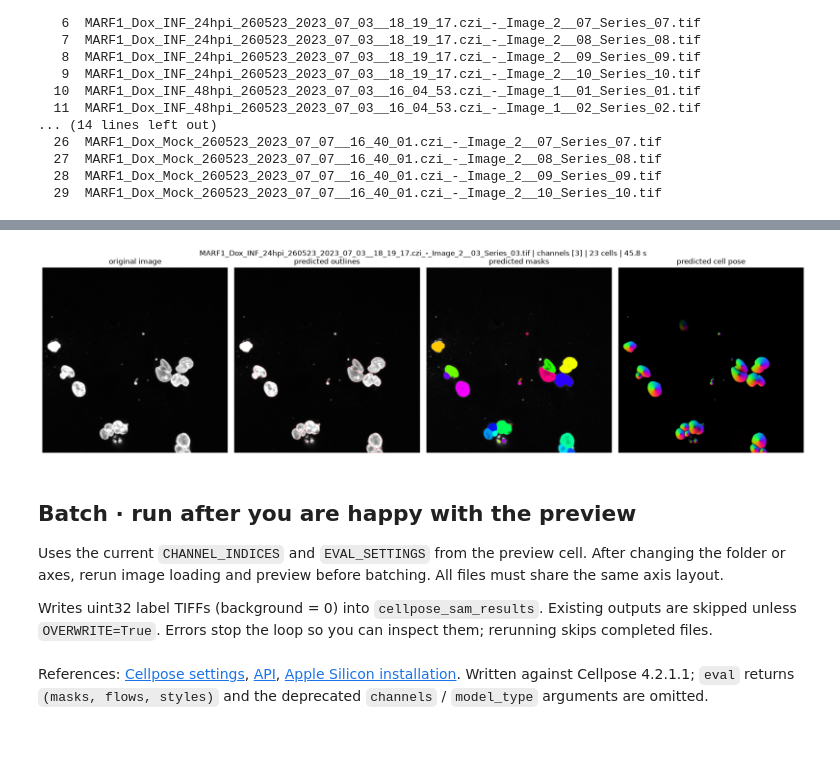
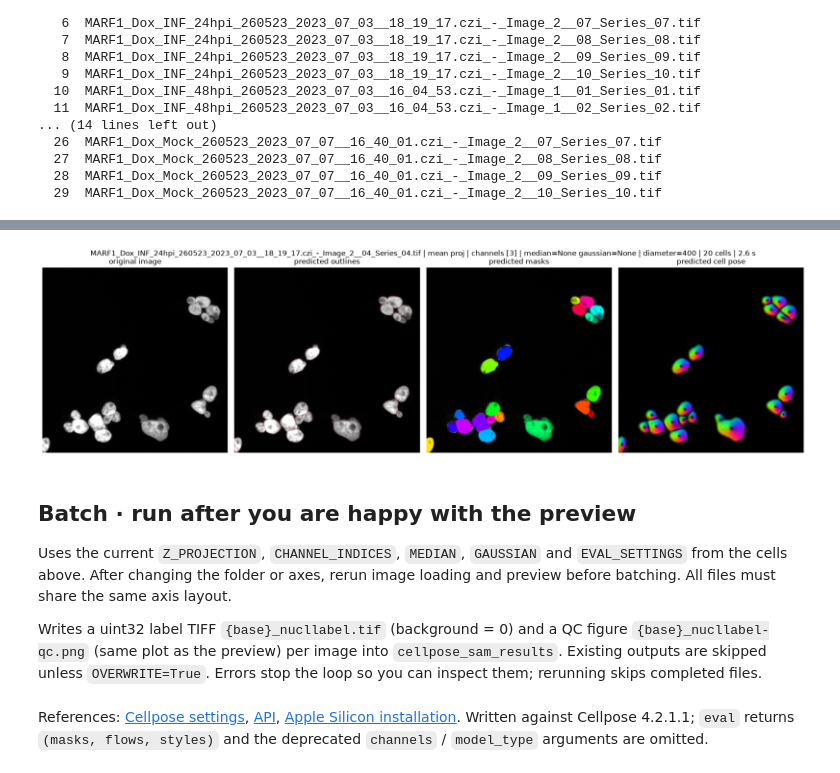
Before and after one commit to JeffLeeLab/Image-analysis, a Jupyter notebook: Segmentation/Cellpose-SAM-AppleM1/cellpose-sam-workbook.ipynb, the cells around one changed output, grey strips where cells are left out. Drawn from its saved outputs; the diff is of its cells as text; code cells hidden in the pictures; blank space fills up the shorter version.

```diff
--- a/Segmentation/Cellpose-SAM-AppleM1/cellpose-sam-workbook.ipynb
+++ b/Segmentation/Cellpose-SAM-AppleM1/cellpose-sam-workbook.ipynb
@@ -103,7 +126,7 @@ INPUT_DIR = Path("/Volumes/Jeff-exFAT/Marko_HIV/080623/MARF1/Dox").expanduser()
 
 files = sorted(p for p in INPUT_DIR.iterdir()
                if p.is_file() and p.suffix.lower() in {".tif", ".tiff"}
-               and not p.stem.lower().endswith(("_label", "_masks")))
+               and not p.stem.lower().endswith(("_label", "_masks", "_nucllabel")))
 if not files:
     raise FileNotFoundError(f"No input TIFFs in {INPUT_DIR}")
 for index, path in enumerate(files):
@@ -134,11 +159,12 @@ Panels show zero-based channel numbers.
 # %%
-TEST_INDEX = 2  # choose from the file list above
+TEST_INDEX = 3  # choose from the file list above
 INPUT_AXES = "ZCYX"
+Z_PROJECTION = "mean"  # "max", "mean" or "sum"
 
 test_path = files[TEST_INDEX]
 with tifffile.TiffFile(test_path) as tif:
     print(f"{test_path.name}: shape={tif.series[0].shape}, TIFF axes={tif.series[0].axes}")
-all_channels = load_projection(test_path, INPUT_AXES)
+all_channels = load_projection(test_path, INPUT_AXES, Z_PROJECTION)
 
 n_channels = all_channels.shape[-1]
 columns = min(4, n_channels)
@@ -151,7 +177,7 @@ for i, ax in enumerate(axs.flat):
         ax.imshow(channel, cmap="gray", vmin=lo, vmax=max(hi, lo + 1e-6))
         ax.set_title(f"Channel {i}")
     ax.axis("off")
-fig.suptitle(test_path.name)
+fig.suptitle(f"{test_path.name} | {Z_PROJECTION} projection")
 plt.tight_layout()
 plt.show()
 # %% [output]
@@ -180,43 +213,53 @@ The standard Cellpose plot shows input, outlines, masks and flows. Display chann
 # %%
 # EDIT THESE SETTINGS, THEN RERUN ONLY THIS CELL (Ctrl+Enter in VS Code).
-CHANNEL_INDICES = [3]  # zero-based: up to three [1] matches the old notebook
+CHANNEL_INDICES = [3]  # zero-based: up to three; [1] matches the old notebook
+MEDIAN = None          # None or window size in px, e.g. 5
+GAUSSIAN = None        # None or sigma in px, e.g. 1.5
 EVAL_SETTINGS = dict(
     channel_axis = -1,
-    diameter = None,
+    diameter = 400,
     normalize = True,
     flow_threshold = 0.4,
-    cellprob_threshold = 0.0,
+    cellprob_threshold = 0,
     min_size = 15,
-    batch_size = 4,
+    batch_size = 1,
     do_3D = False,
 )
+
+
+def qc_figure(image, masks, flows, name, seconds):
+    """Standard Cellpose QC plot of the smoothed model input, outlines, masks and flows."""
+    # Display-only per-channel autocontrast; model input stays unchanged.
+    lo, hi = np.percentile(image, [1, 99], axis=(0, 1), keepdims=True)
+    shown = np.clip((image - lo) / np.maximum(hi - lo, 1e-6), 0, 1)
+    rgb = np.zeros((*image.shape[:2], 3), dtype=np.float32)
+    if image.shape[-1] == 1:
+        rgb[:] = shown
+    else:
+        rgb[..., :image.shape[-1]] = shown
+    fig = plt.figure(figsize=(18, 5))
+    plot.show_segmentation(fig, (rgb * 255).astype(np.uint8), masks, flows[0])
+    fig.suptitle(f"{name} | {Z_PROJECTION} proj | channels {CHANNEL_INDICES} | "
+                 f"median={MEDIAN} gaussian={GAUSSIAN} | diameter={EVAL_SETTINGS['diameter']} | "
+                 f"{int(masks.max())} cells | {seconds:.1f} s")
+    fig.tight_layout()
+    return fig
+
+
 assert 1 <= len(CHANNEL_INDICES) <= 3, "Select 1–3 channels."
 assert all(0 <= c < all_channels.shape[-1] for c in CHANNEL_INDICES), "Invalid channel index."
-image = all_channels[..., CHANNEL_INDICES]
+image = preprocess(all_channels[..., CHANNEL_INDICES], MEDIAN, GAUSSIAN)
 started = perf_counter()
 masks, flows, _ = model.eval(image, **EVAL_SETTINGS)
-
-# Display-only per-channel autocontrast; model input stays unchanged.
-lo, hi = np.percentile(image, [1, 99], axis=(0, 1), keepdims=True)
-shown = np.clip((image - lo) / np.maximum(hi - lo, 1e-6), 0, 1)
-rgb = np.zeros((*image.shape[:2], 3), dtype=np.float32)
-if image.shape[-1] == 1:
-    rgb[:] = shown
-else:
-    rgb[..., :image.shape[-1]] = shown
-fig = plt.figure(figsize=(18, 5))
-plot.show_segmentation(fig, (rgb * 255).astype(np.uint8), masks, flows[0])
-fig.suptitle(f"{test_path.name} | channels {CHANNEL_INDICES} | {int(masks.max())} cells | "
-             f"{perf_counter() - started:.1f} s")
-plt.tight_layout()
+qc_figure(image, masks, flows, test_path.name, perf_counter() - started)
 plt.show()
 # %% [output]
-[figure, old version]
+[figure, new version]
 # %% [markdown]
 ## Batch · run after you are happy with the preview
-Uses the current `CHANNEL_INDICES` and `EVAL_SETTINGS` from the preview cell. After changing the folder or axes, rerun image loading and preview before batching. All files must share the same axis layout.
+Uses the current `Z_PROJECTION`, `CHANNEL_INDICES`, `MEDIAN`, `GAUSSIAN` and `EVAL_SETTINGS` from the cells above. After changing the folder or axes, rerun image loading and preview before batching. All files must share the same axis layout.
 
-Writes uint32 label TIFFs (background = 0) into `cellpose_sam_results`. Existing outputs are skipped unless `OVERWRITE=True`. Errors stop the loop so you can inspect them; rerunning skips completed files.
+Writes a uint32 label TIFF `{base}_nucllabel.tif` (background = 0) and a QC figure `{base}_nucllabel-qc.png` (same plot as the preview) per image into `cellpose_sam_results`. Existing outputs are skipped unless `OVERWRITE=True`. Errors stop the loop so you can inspect them; rerunning skips completed files.
 # %%
 OUTPUT_DIR = INPUT_DIR / "cellpose_sam_results"
 OVERWRITE = False
```
Also changed, not shown: parts of 7 cells of this notebook, 3 other files.
